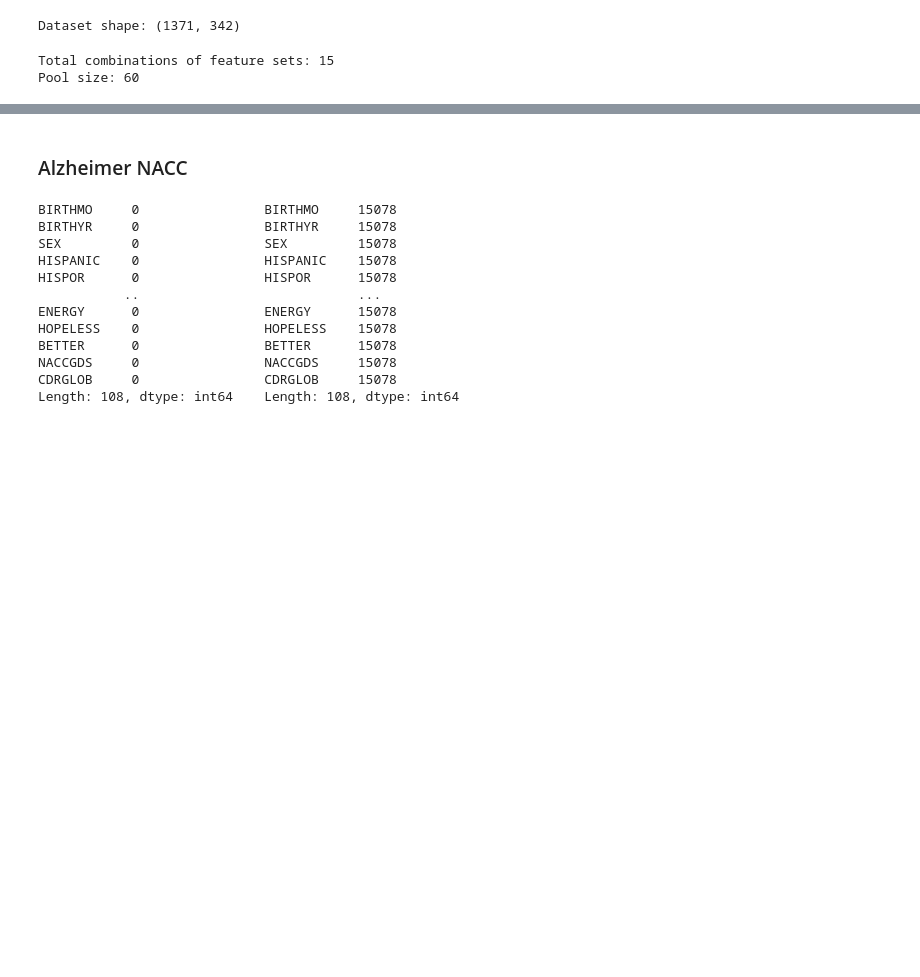
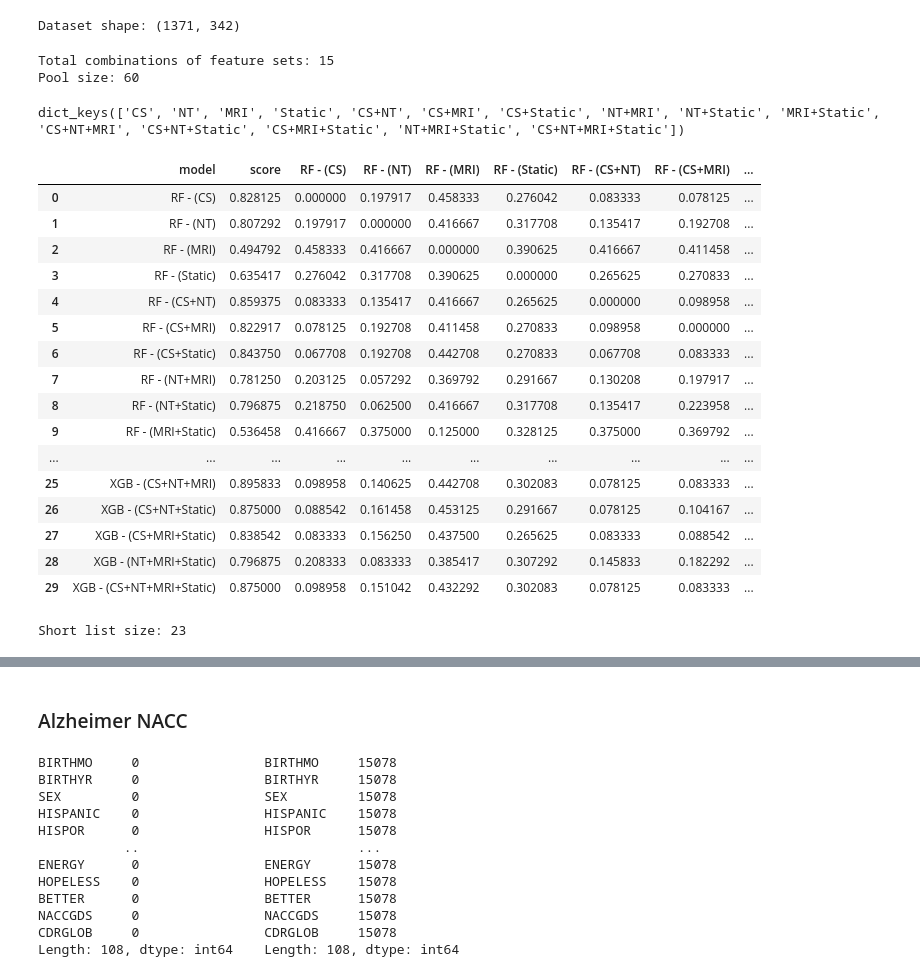
Before and after one commit to Firuz-JuraevML/genetic_algorithms, a Jupyter notebook: (GA) Dynamic - Late Fusion.ipynb, the cells around one changed output, grey strips where cells are left out. Drawn from its saved outputs; the diff is of its cells as text; code cells hidden in the pictures; blank space fills up the shorter version.

```diff
--- a/(GA) Dynamic - Late Fusion.ipynb
+++ b/(GA) Dynamic - Late Fusion.ipynb
@@ -43,7 +47,7 @@ def side_by_side(*objs, **kwds):
     print()
     return
 # %%
-BaseClassifier = namedtuple('BaseClassifier', ['model', 'features_set'])
+BaseClassifier = namedtuple('BaseClassifier', ['name', 'model', 'features_set'])
 # %%
 import itertools
 from copy import deepcopy
@@ -251,21 +311,21 @@ nt_columns     = assessmentDF.drop(['RID'], axis=1).columns.tolist()
 mri_columns    = mriDF.drop(['RID'], axis=1).columns.tolist()
 static_columns = baselineDF.drop(['RID', 'DX'], axis=1).columns.tolist()
 # %%
-pool_classifiers = [
-    RandomForestClassifier(random_state=45),
-    XGBClassifier(random_state=45),
-    # LGBMClassifier(verbose_eval = -1, random_state=45),
-    KNeighborsClassifier(),
-    DecisionTreeClassifier(random_state=45)
+pool_classifiers = {
+    "RF": RandomForestClassifier(random_state=45),
+    "XGB": XGBClassifier(random_state=45),
+    # "LGBM": LGBMClassifier(verbose_eval = -1, random_state=45),
+    "KNN": KNeighborsClassifier(),
+    "DT": DecisionTreeClassifier(random_state=45)
 
-]
+}
 
-feature_set = [
-    cs_columns,
-    nt_columns,
-    mri_columns,
-    static_columns
-]
+feature_set = {
+    "CS": cs_columns,
+    "NT": nt_columns,
+    "MRI": mri_columns,
+    "Static": static_columns
+}
 # %%
 feature_sets = generate_featureset_combination(feature_set)
 pool = generate_pool(feature_sets, pool_classifiers)
@@ -277,0 +335,4 @@ Pool size: 60
+# %%
+feature_sets.keys()
+# %% [output]
+dict_keys(['CS', 'NT', 'MRI', 'Static', 'CS+NT', 'CS+MRI', 'CS+Static', 'NT+MRI', 'NT+Static', 'MRI+Static', 'CS+NT+MRI', 'CS+NT+Static', 'CS+MRI+Static', 'NT+MRI+Static', 'CS+NT+MRI+Static'])
@@ -277,0 +342,22 @@ Pool size: 60
+# %%
+df = select_subpool(X_dsel, y_dsel.to_numpy(), pool)
+# %%
+df.head(30)
+# %% [output]
+|  | model | score | RF - (CS) | RF - (NT) | RF - (MRI) | RF - (Static) | RF - (CS+NT) | RF - (CS+MRI) | ... |
+| 0 | RF - (CS) | 0.828125 | 0.000000 | 0.197917 | 0.458333 | 0.276042 | 0.083333 | 0.078125 | ... |
+| 1 | RF - (NT) | 0.807292 | 0.197917 | 0.000000 | 0.416667 | 0.317708 | 0.135417 | 0.192708 | ... |
+| 2 | RF - (MRI) | 0.494792 | 0.458333 | 0.416667 | 0.000000 | 0.390625 | 0.416667 | 0.411458 | ... |
+| 3 | RF - (Static) | 0.635417 | 0.276042 | 0.317708 | 0.390625 | 0.000000 | 0.265625 | 0.270833 | ... |
+| 4 | RF - (CS+NT) | 0.859375 | 0.083333 | 0.135417 | 0.416667 | 0.265625 | 0.000000 | 0.098958 | ... |
+| 5 | RF - (CS+MRI) | 0.822917 | 0.078125 | 0.192708 | 0.411458 | 0.270833 | 0.098958 | 0.000000 | ... |
+| 6 | RF - (CS+Static) | 0.843750 | 0.067708 | 0.192708 | 0.442708 | 0.270833 | 0.067708 | 0.083333 | ... |
+| 7 | RF - (NT+MRI) | 0.781250 | 0.203125 | 0.057292 | 0.369792 | 0.291667 | 0.130208 | 0.197917 | ... |
+| 8 | RF - (NT+Static) | 0.796875 | 0.218750 | 0.062500 | 0.416667 | 0.317708 | 0.135417 | 0.223958 | ... |
+| 9 | RF - (MRI+Static) | 0.536458 | 0.416667 | 0.375000 | 0.125000 | 0.328125 | 0.375000 | 0.369792 | ... |
+| ... | ... | ... | ... | ... | ... | ... | ... | ... | ... |
+| 25 | XGB - (CS+NT+MRI) | 0.895833 | 0.098958 | 0.140625 | 0.442708 | 0.302083 | 0.078125 | 0.083333 | ... |
+| 26 | XGB - (CS+NT+Static) | 0.875000 | 0.088542 | 0.161458 | 0.453125 | 0.291667 | 0.078125 | 0.104167 | ... |
+| 27 | XGB - (CS+MRI+Static) | 0.838542 | 0.083333 | 0.156250 | 0.437500 | 0.265625 | 0.083333 | 0.088542 | ... |
+| 28 | XGB - (NT+MRI+Static) | 0.796875 | 0.208333 | 0.083333 | 0.385417 | 0.307292 | 0.145833 | 0.182292 | ... |
+| 29 | XGB - (CS+NT+MRI+Static) | 0.875000 | 0.098958 | 0.151042 | 0.432292 | 0.302083 | 0.078125 | 0.083333 | ... |
@@ -278,3 +367,16 @@ Pool size: 60
+# %%
+# measure_model_diversity(df, 0.05)
+short_list = get_survivals(df, 0.07)
+
+print(f"Short list size: {len(short_list)}")
+
+short_pool = []
+
+for bc in pool:
+    if bc.name in short_list:
+        short_pool.append(bc)
+# %% [output]
+Short list size: 23
 # %%
 population, generations = run_evolution(
     populate_func=partial(
```
Also changed, not shown: parts of 8 cells of this notebook.
